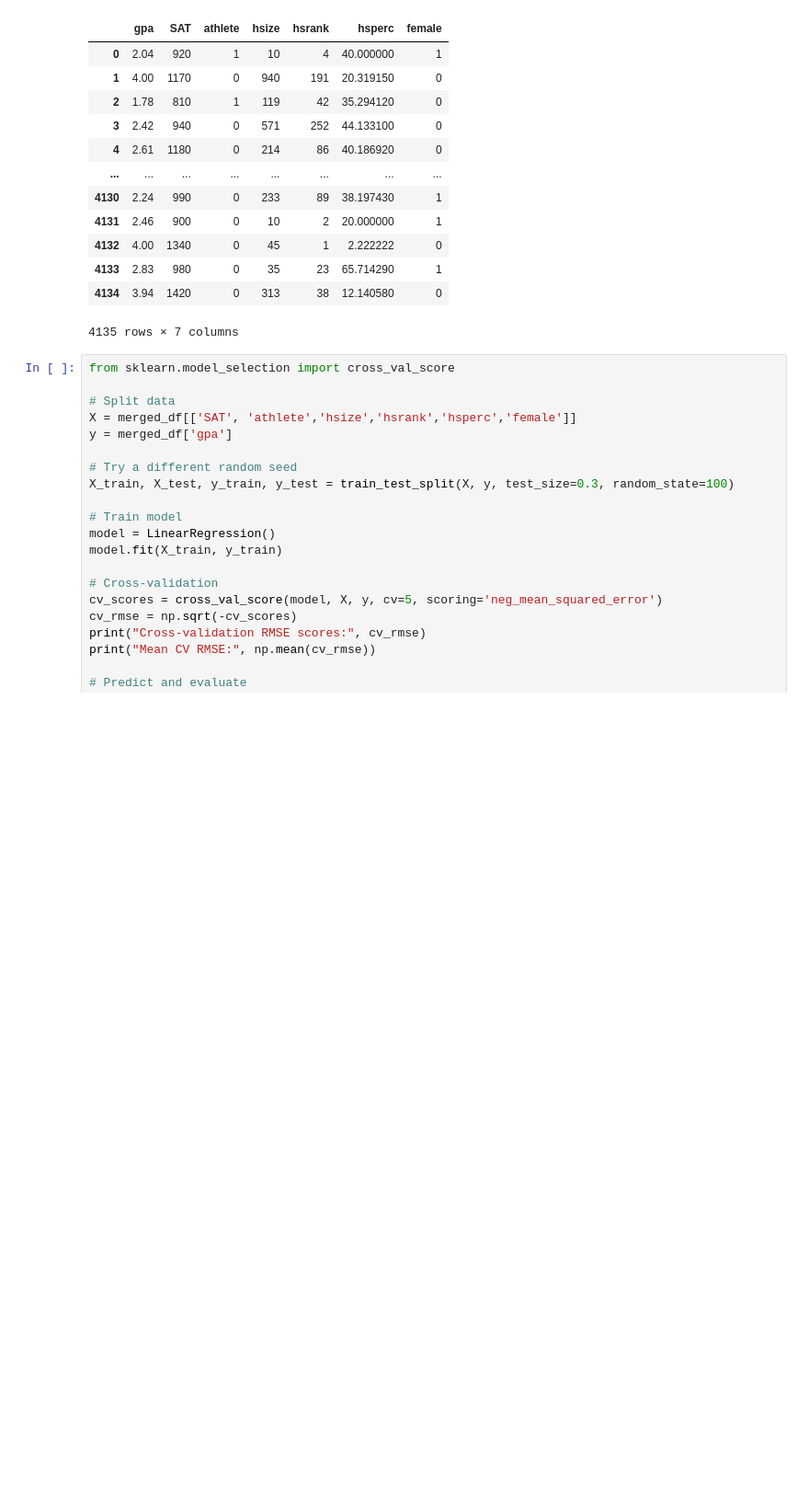
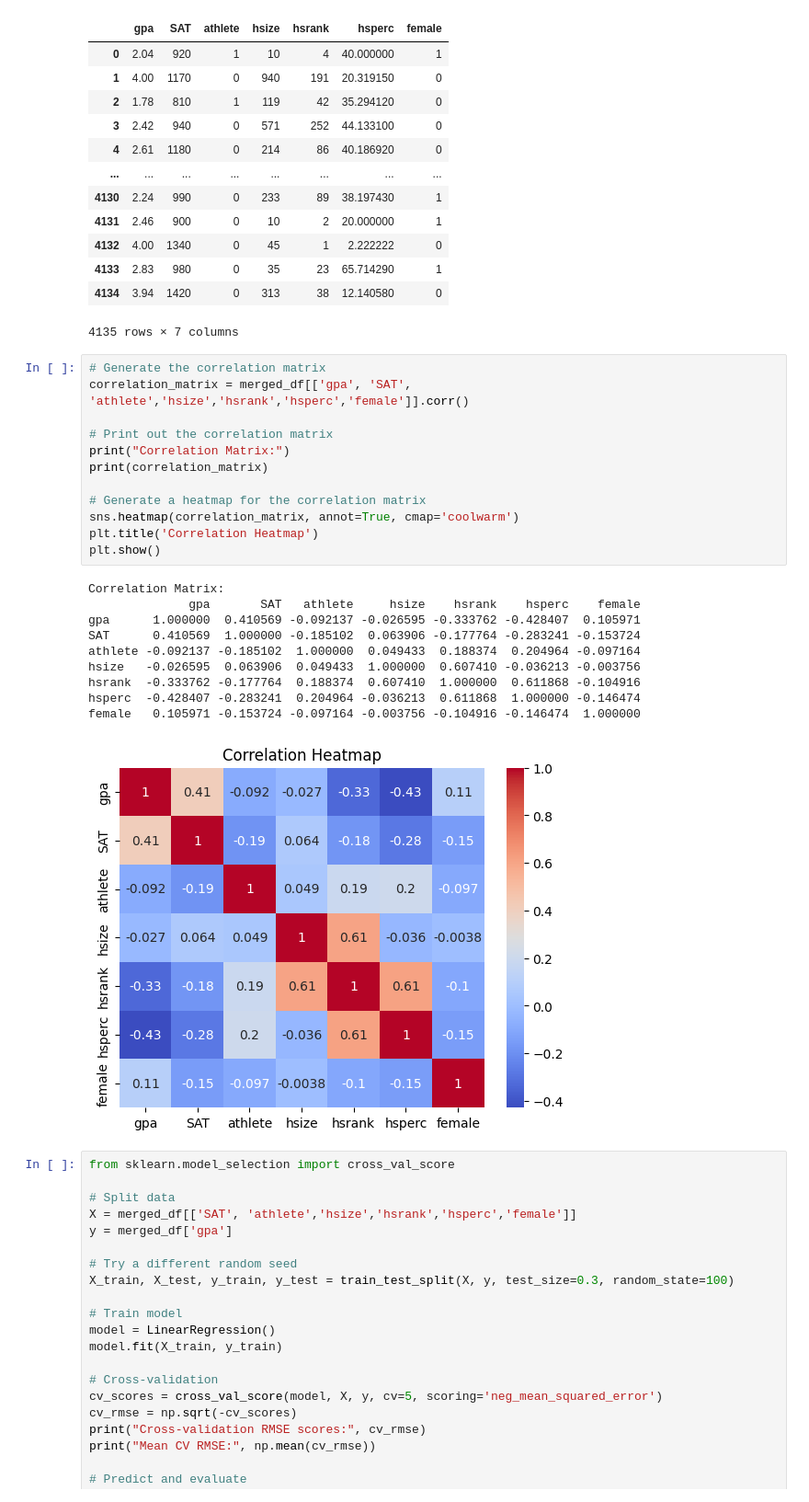
Before and after one commit to MyronTadros/DataScienceProject, a Jupyter notebook: notebook.ipynb, the cells around one changed output. Shown: that part at 92% size. Cells and saved outputs as stored; diff of their text form; blank space fills up the shorter version.

Commit message:
Heatmap Update

```diff
--- a/notebook.ipynb
+++ b/notebook.ipynb
@@ -24,6 +24,29 @@ merged_df
 | 4133 | 2.83 | 980 | 0 | 35 | 23 | 65.714290 | 1 |
 | 4134 | 3.94 | 1420 | 0 | 313 | 38 | 12.140580 | 0 |
 4135 rows × 7 columns
+# %%
+# Generate the correlation matrix
+correlation_matrix = merged_df[['gpa', 'SAT', 'athlete','hsize','hsrank','hsperc','female']].corr()
+
+# Print out the correlation matrix
+print("Correlation Matrix:")
+print(correlation_matrix)
+
+# Generate a heatmap for the correlation matrix
+sns.heatmap(correlation_matrix, annot=True, cmap='coolwarm')
+plt.title('Correlation Heatmap')
+plt.show()
+# %% [output]
+Correlation Matrix:
+              gpa       SAT   athlete     hsize    hsrank    hsperc    female
+gpa      1.000000  0.410569 -0.092137 -0.026595 -0.333762 -0.428407  0.105971
+SAT      0.410569  1.000000 -0.185102  0.063906 -0.177764 -0.283241 -0.153724
+athlete -0.092137 -0.185102  1.000000  0.049433  0.188374  0.204964 -0.097164
+hsize   -0.026595  0.063906  0.049433  1.000000  0.607410 -0.036213 -0.003756
+hsrank  -0.333762 -0.177764  0.188374  0.607410  1.000000  0.611868 -0.104916
+hsperc  -0.428407 -0.283241  0.204964 -0.036213  0.611868  1.000000 -0.146474
+female   0.105971 -0.153724 -0.097164 -0.003756 -0.104916 -0.146474  1.000000
+[figure, added]
 # %%
 from sklearn.model_selection import cross_val_score
 
```
